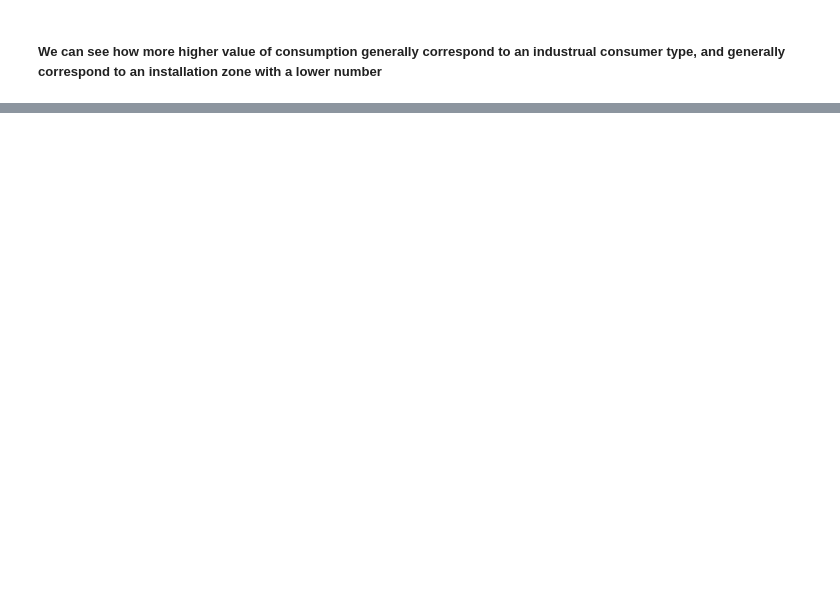
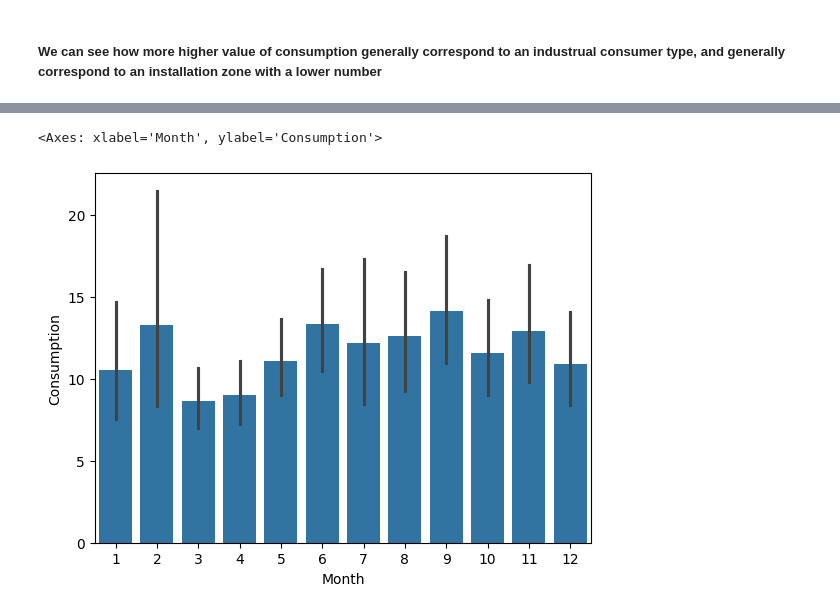
Before and after one commit to marcofranceschini015/Classification-of-water-consumption-types, a Jupyter notebook: analysis-eda.ipynb, the cells around one changed output, grey strips where cells are left out. Saved outputs shown, nothing was run; the diff lists cells and outputs as text; code cells hidden in the pictures; blank space fills up the shorter version.

```diff
--- a/analysis-eda.ipynb
+++ b/analysis-eda.ipynb
@@ -241,0 +207,5 @@ Remove the single value with water consumption of 5000 because it could create s
+# %%
+sns.barplot(x=train_industrial['Month'], y=train_industrial['Consumption'])
+# %% [output]
+<Axes: xlabel='Month', ylabel='Consumption'>
+[figure, added]
```
Also changed, not shown: parts of 31 cells of this notebook, 1 other file.
